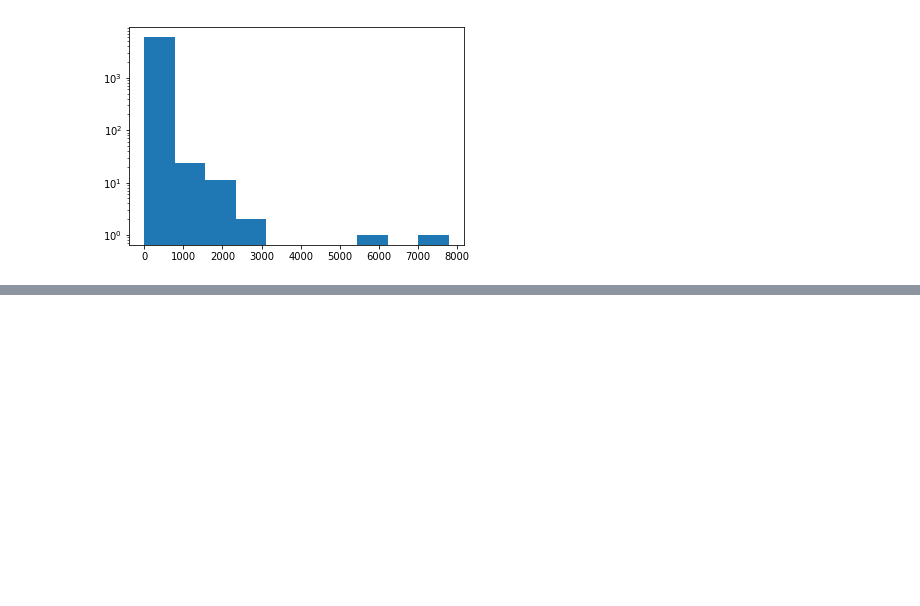
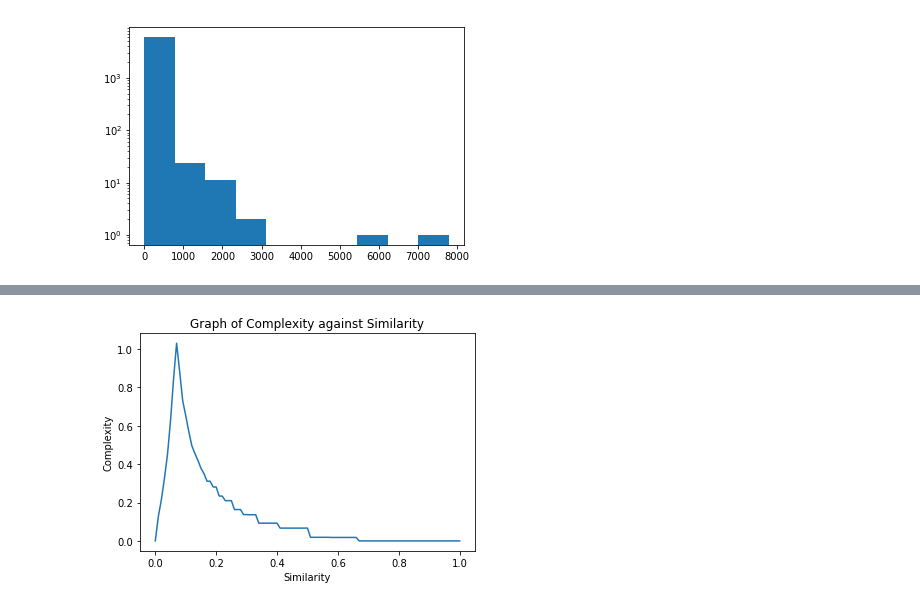
Before and after one commit to jzh001/Social-Network-Structure-in-Common-Interest-Communities, a Jupyter notebook: notebook.ipynb, the cells around one changed output, grey strips where cells are left out. Cells and saved outputs as stored; diff of their text form; code cells hidden in the pictures; blank space fills up the shorter version.

```diff
--- a/notebook.ipynb
+++ b/notebook.ipynb
@@ -251,0 +265,3 @@ Mean Squared Error = 0.03230441182439358
+# %%
+def getSize(Graph):
+    return [len(x) for x in list(nx.connected_components(Graph))]
@@ -251,0 +287,19 @@ Mean Squared Error = 0.03230441182439358
+# %%
+def complexity(sim):
+    freq = clt.Counter(getSize(cluster(sim)))
+    sum = 0
+    N = len(GC.nodes())
+    for item in freq:
+        P = item*freq[item]/N
+        sum += -1*P*math.log10(P)
+    return sum
+# %%
+com_x = 0.01*np.array(range(0,101)) #higher runtime, but smoother curve
+#com_x = 0.04*np.array(range(0,26))
+plt.title('Graph of Complexity against Similarity')
+plt.xlabel('Similarity')
+plt.ylabel('Complexity')
+plt.plot(com_x,[complexity(x) for x in com_x])
+plt.savefig('Graph of Complexity against Similarity')
+# %% [output]
+[figure, added]
```
Also changed, not shown: parts of 10 cells of this notebook.
